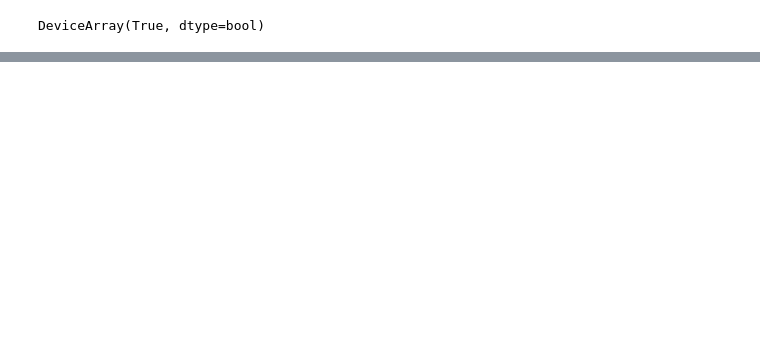
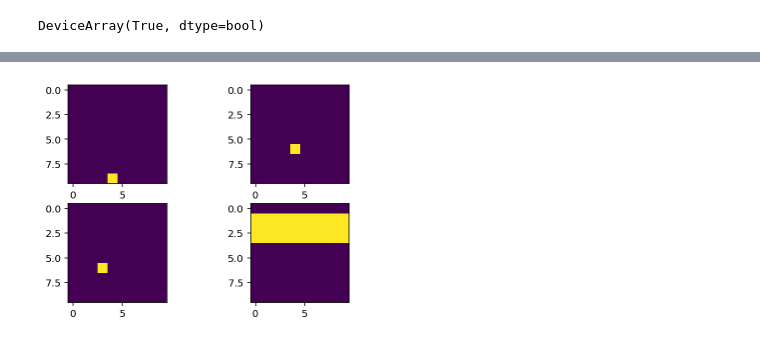
Before and after one commit to RobertTLange/gymnax, a Jupyter notebook: notebooks/minatar.ipynb, the cells around one changed output, grey strips where cells are left out. Saved outputs shown, nothing was run; the diff lists cells and outputs as text; code cells hidden in the pictures; blank space fills up the shorter version.

```diff
--- a/notebooks/minatar.ipynb
+++ b/notebooks/minatar.ipynb
@@ -43,7 +105,7 @@ state_jax, reward_jax, done_jax
 # %% [markdown]
 # Breakout MinAtar Environment
 # %%
-env = Environment("breakout")
+env = Environment("breakout", sticky_action_prob =0.0)
 env.reset()
 obs_gym = env.state()
 # %%
@@ -130,0 +233,6 @@ False
+# %%
+fig, axs = plt.subplots(2, 2)
+for i in range(4):
+    axs.flatten()[i].imshow(obs_jax[:, :, i])
+# %% [output]
+[figure, added]
```
Also changed, not shown: parts of 11 cells of this notebook, 3 other files.
